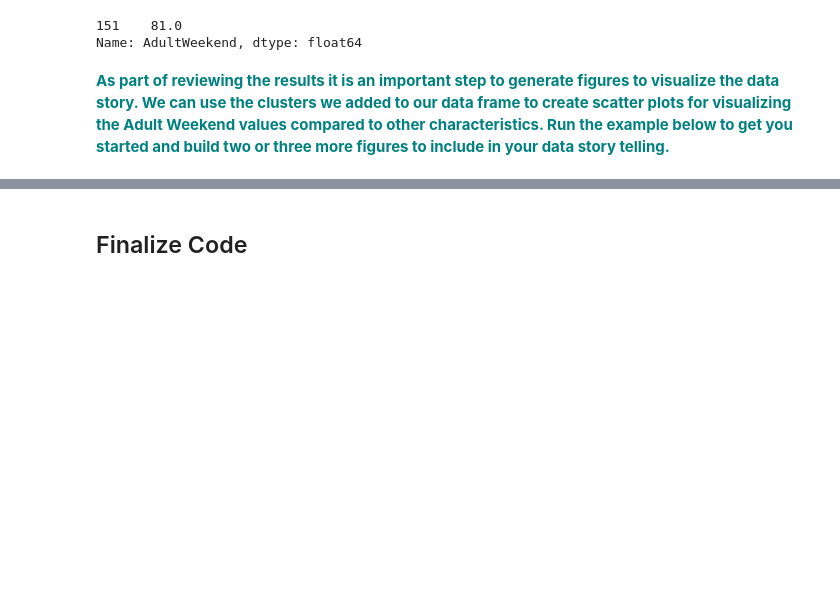
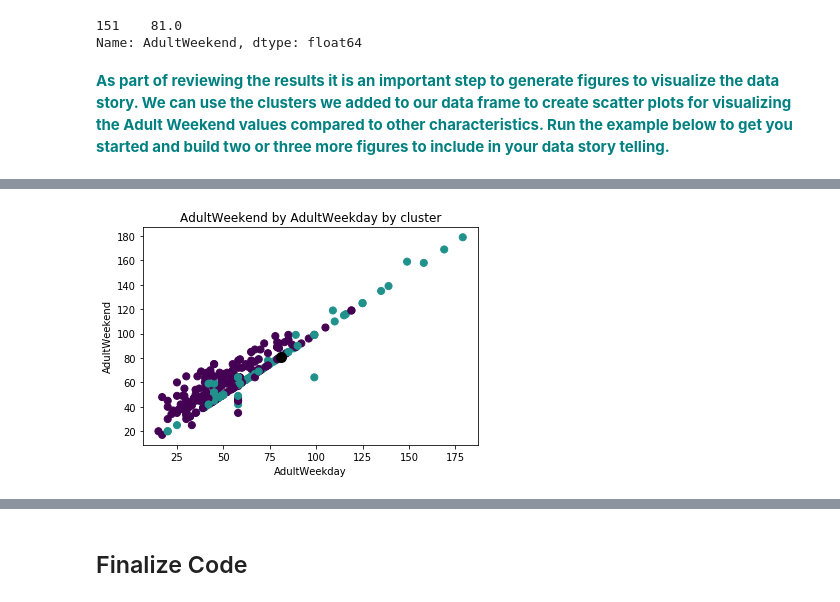
Before and after one commit to graceyu2020/Guided_Capstone_Project, a Jupyter notebook: GraceYu_GuidedCapstoneStep6.ipynb, the cells around one changed output, grey strips where cells are left out. Saved outputs shown, nothing was run; the diff lists cells and outputs as text; code cells hidden in the pictures; blank space fills up the shorter version.

```diff
--- a/GraceYu_GuidedCapstoneStep6.ipynb
+++ b/GraceYu_GuidedCapstoneStep6.ipynb
@@ -199,0 +199,9 @@ NameError: name 'ac' is not defined
+# %%
+plt.scatter(df['AdultWeekday'], df['AdultWeekend'], c=df['cluster'], s=50, cmap='viridis', label ='cluster')
+plt.scatter(df_bm['AdultWeekday'], df_bm['AdultWeekend'], c='black', s=100)
+plt.xlabel('AdultWeekday')
+plt.ylabel('AdultWeekend')
+plt.title('AdultWeekend by AdultWeekday by cluster')
+plt.savefig('figures/fig1.png',bbox_inches='tight')
+# %% [output]
+[figure, added]
```
Also changed, not shown: parts of 8 cells of this notebook.
